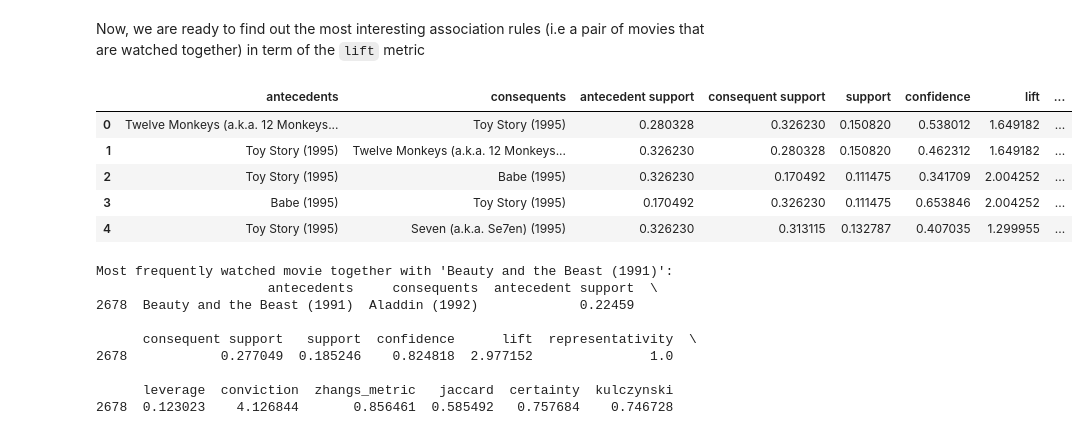
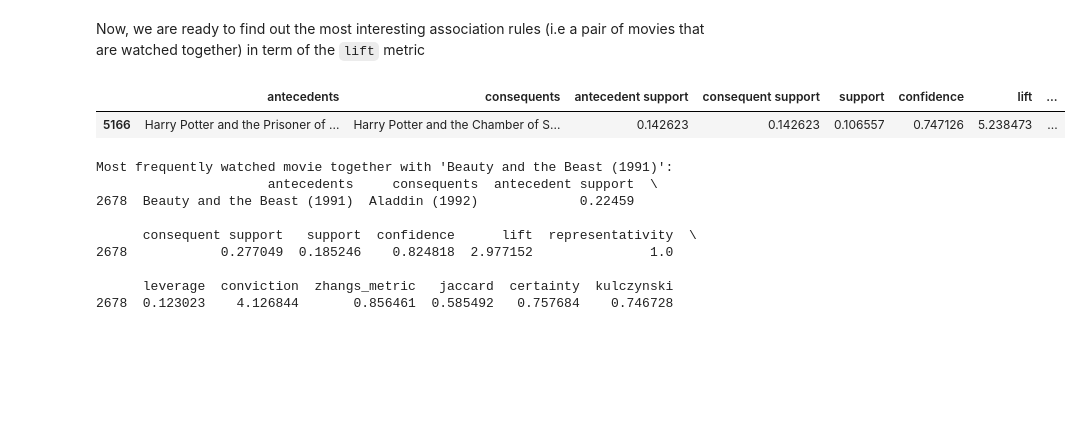
Before and after one commit to LemdjoM/Arduino, a Jupyter notebook: Assignment/assignment.ipynb, the cells around one changed output. Saved outputs shown, nothing was run; the diff lists cells and outputs as text; code cells hidden in the pictures; blank space fills up the shorter version.

```diff
--- a/Assignment/assignment.ipynb
+++ b/Assignment/assignment.ipynb
@@ -759,16 +775,11 @@ Now, we are ready to find out the most interesting association rules (i.e a pair
 # %%
 # Question 13: Find the most interesting rule
 
-# Select only the lift > 1, to see 'stronghest' association rules
-rules[rules["lift"] > 1].sort_values(by="lift", ascending=False)
-rules.head()
+#print("Most interesting rule:")
+rules.sort_values(by='lift', ascending=False).head(1)
 # %% [output]
 |  | antecedents | consequents | antecedent support | consequent support | support | confidence | lift | ... |
-| 0 | Twelve Monkeys (a.k.a. 12 Monkeys... | Toy Story (1995) | 0.280328 | 0.326230 | 0.150820 | 0.538012 | 1.649182 | ... |
-| 1 | Toy Story (1995) | Twelve Monkeys (a.k.a. 12 Monkeys... | 0.326230 | 0.280328 | 0.150820 | 0.462312 | 1.649182 | ... |
-| 2 | Toy Story (1995) | Babe (1995) | 0.326230 | 0.170492 | 0.111475 | 0.341709 | 2.004252 | ... |
-| 3 | Babe (1995) | Toy Story (1995) | 0.170492 | 0.326230 | 0.111475 | 0.653846 | 2.004252 | ... |
-| 4 | Toy Story (1995) | Seven (a.k.a. Se7en) (1995) | 0.326230 | 0.313115 | 0.132787 | 0.407035 | 1.299955 | ... |
+| 5166 | Harry Potter and the Prisoner of ... | Harry Potter and the Chamber of S... | 0.142623 | 0.142623 | 0.106557 | 0.747126 | 5.238473 | ... |
 # %%
 # Question 14: Find the movie that is the most frequently watched together with "Beauty and the beast (1991)"
 
```
Also changed, not shown: parts of 17 cells of this notebook.
